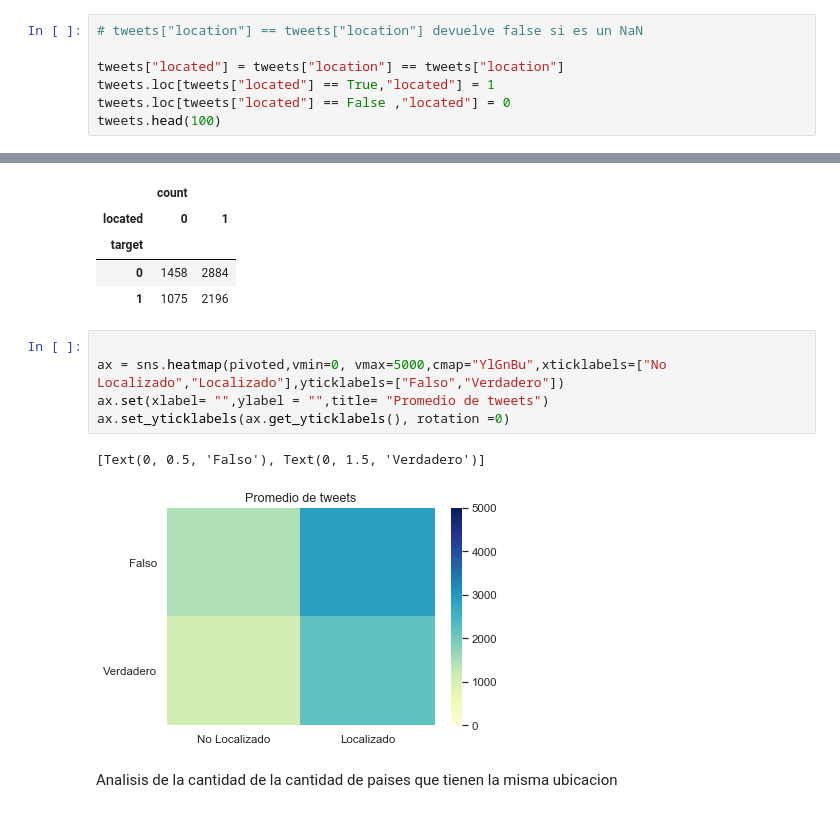
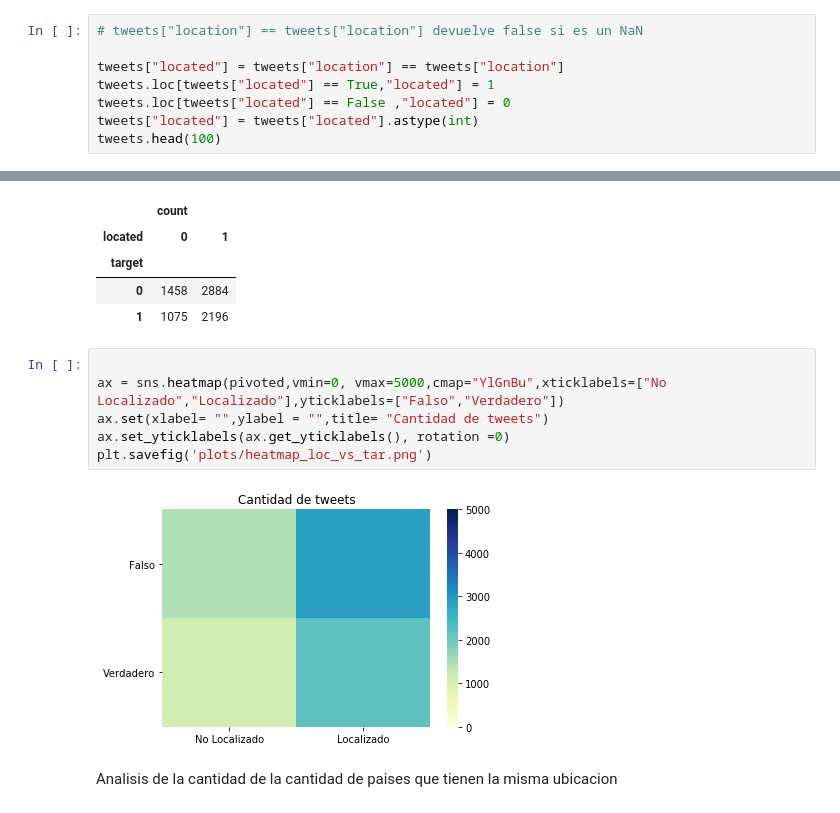
Before and after one commit to AgustinLeguizamon/datos_tp_1, a Jupyter notebook: tp1_tomas.ipynb, the cells around one changed output, grey strips where cells are left out. Drawn from its saved outputs; the diff is of its cells as text.

```diff
--- a/tp1_tomas.ipynb
+++ b/tp1_tomas.ipynb
@@ -22,6 +30,7 @@ Relacion entre la ubicacion y la veracidad de los tweets
 tweets["located"] = tweets["location"] == tweets["location"]
 tweets.loc[tweets["located"] == True,"located"] = 1
 tweets.loc[tweets["located"] == False ,"located"] = 0
+tweets["located"] = tweets["located"].astype(int)
 tweets.head(100)
 # %% [output]
 |  | id | keyword | location | text | target | located |
@@ -69,11 +78,11 @@ pivoted
 # %%
 
 ax = sns.heatmap(pivoted,vmin=0, vmax=5000,cmap="YlGnBu",xticklabels=["No Localizado","Localizado"],yticklabels=["Falso","Verdadero"])
-ax.set(xlabel= "",ylabel = "",title= "Promedio de tweets")
+ax.set(xlabel= "",ylabel = "",title= "Cantidad de tweets")
 ax.set_yticklabels(ax.get_yticklabels(), rotation =0)
+plt.savefig('plots/heatmap_loc_vs_tar.png')
 # %% [output]
-[Text(0, 0.5, 'Falso'), Text(0, 1.5, 'Verdadero')]
-[figure, old version]
+[figure, new version]
 # %% [markdown]
 Analisis de la cantidad de la cantidad de paises que tienen la misma ubicacion
 # %%
```
Also changed, not shown: parts of 13 cells of this notebook, 5 other files.
